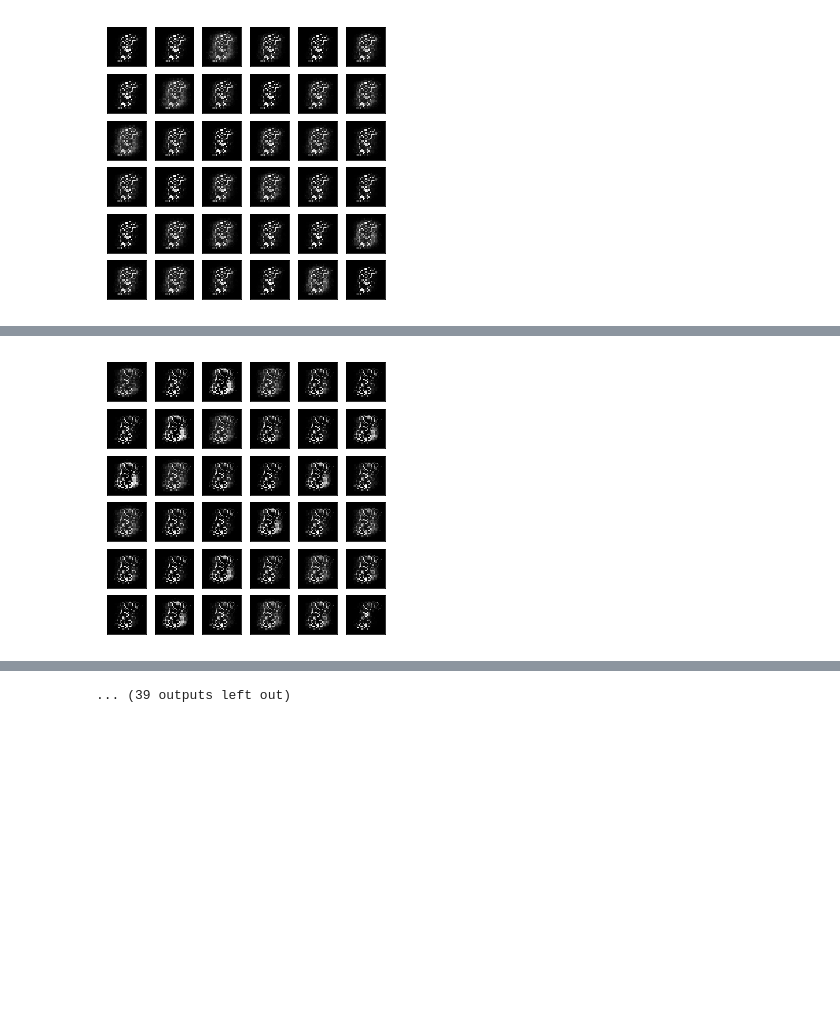
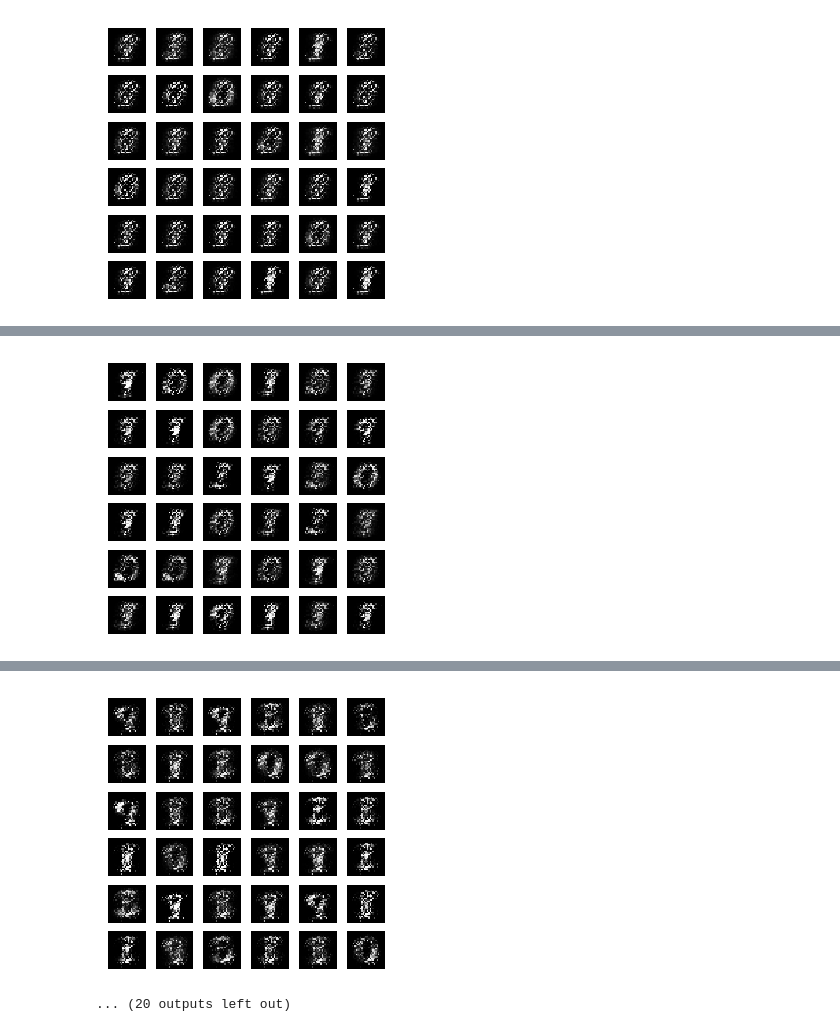
Before and after one commit to shayneobrien/generative-models, a Jupyter notebook: notebooks/12-f-divergence-gan.ipynb, the cells around one changed output, grey strips where cells are left out. Cells and saved outputs as stored; diff of their text form; code cells hidden in the pictures; blank space fills up the shorter version.

```diff
--- a/notebooks/12-f-divergence-gan.ipynb
+++ b/notebooks/12-f-divergence-gan.ipynb
@@ -7,12 +7,12 @@ from src.f_gan import *
 %matplotlib inline
 
 # Load in binarized MNIST data, separate into data loaders
-train_iter, val_iter, test_iter = get_data()
+# train_iter, val_iter, test_iter = get_data()
 
 # Init model
 model = fGAN(image_size=784,
-             hidden_dim=256,
-             z_dim=128)
+             hidden_dim=400,
+             z_dim=20)
 
 # Init trainer
 trainer = fGANTrainer(model=model,
@@ -20,10 +20,14 @@ trainer = fGANTrainer(model=model,
                       val_iter=val_iter,
                       test_iter=test_iter,
                       viz=True)
+
 # Train
 trainer.train(num_epochs=25,
-              method='jensen_shannon',
+              method='forward_kl',
               G_lr=1e-4,
               D_lr=1e-4,
               D_steps=1)
+
+# Show loss
+trainer.viz_loss()
 # %% [output]
@@ -38 +41 @@ Epoch[4/25], G Loss: 1.6569, D Loss: -2.3820
-[figure, old version]
+[figure, new version]
@@ -40 +43 @@ Epoch[5/25], G Loss: 1.5777, D Loss: -2.3074
-[figure, old version]
+[figure, new version]
@@ -42 +45,2 @@ Epoch[6/25], G Loss: 1.6051, D Loss: -2.3210
+[figure, added]
-... (39 outputs left out)
+... (20 outputs left out)
```
Also changed, not shown: parts of 1 cell of this notebook, 27 other files.
